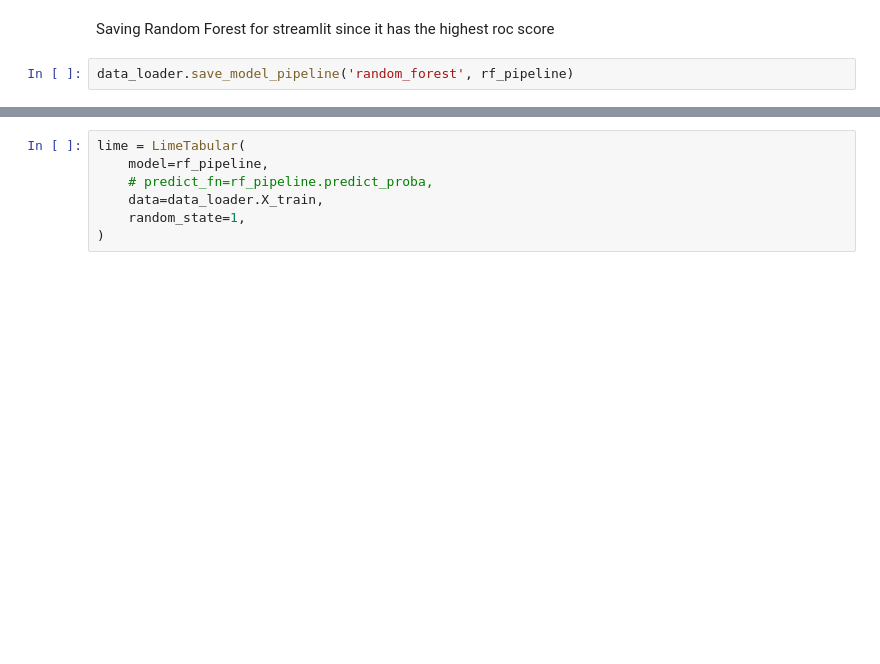
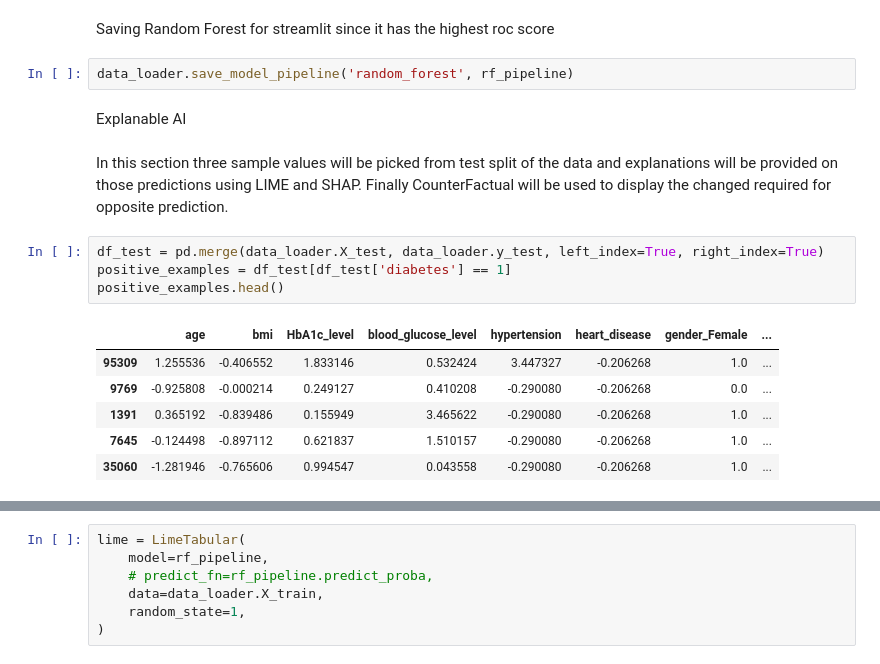
Before and after one commit to wahabrind/ml-assignment-3, a Jupyter notebook: diabetes.ipynb, the cells around one changed output, grey strips where cells are left out. Cells and saved outputs as stored; diff of their text form; blank space fills up the shorter version.

Commit message:
add lime, shap and counterfactual analysis using 3 points from test data

```diff
--- a/diabetes.ipynb
+++ b/diabetes.ipynb
@@ -86,3 +86,18 @@ Model Accuracy:  0.9476230105066057
 Saving Random Forest for streamlit since it has the highest roc score
 # %%
 data_loader.save_model_pipeline('random_forest', rf_pipeline)
+# %% [markdown]
+Explanable AI
+# %% [markdown]
+In this section three sample values will be picked from test split of the data and explanations will be provided on those predictions using LIME and SHAP. Finally CounterFactual will be used to display the changed required for opposite prediction.
+# %%
+df_test = pd.merge(data_loader.X_test, data_loader.y_test, left_index=True, right_index=True)
+positive_examples = df_test[df_test['diabetes'] == 1]
+positive_examples.head()
+# %% [output]
+|  | age | bmi | HbA1c_level | blood_glucose_level | hypertension | heart_disease | gender_Female | ... |
+| 95309 | 1.255536 | -0.406552 | 1.833146 | 0.532424 | 3.447327 | -0.206268 | 1.0 | ... |
+| 9769 | -0.925808 | -0.000214 | 0.249127 | 0.410208 | -0.290080 | -0.206268 | 0.0 | ... |
+| 1391 | 0.365192 | -0.839486 | 0.155949 | 3.465622 | -0.290080 | -0.206268 | 1.0 | ... |
+| 7645 | -0.124498 | -0.897112 | 0.621837 | 1.510157 | -0.290080 | -0.206268 | 1.0 | ... |
+| 35060 | -1.281946 | -0.765606 | 0.994547 | 0.043558 | -0.290080 | -0.206268 | 1.0 | ... |
```
Also changed, not shown: parts of 31 cells of this notebook.
